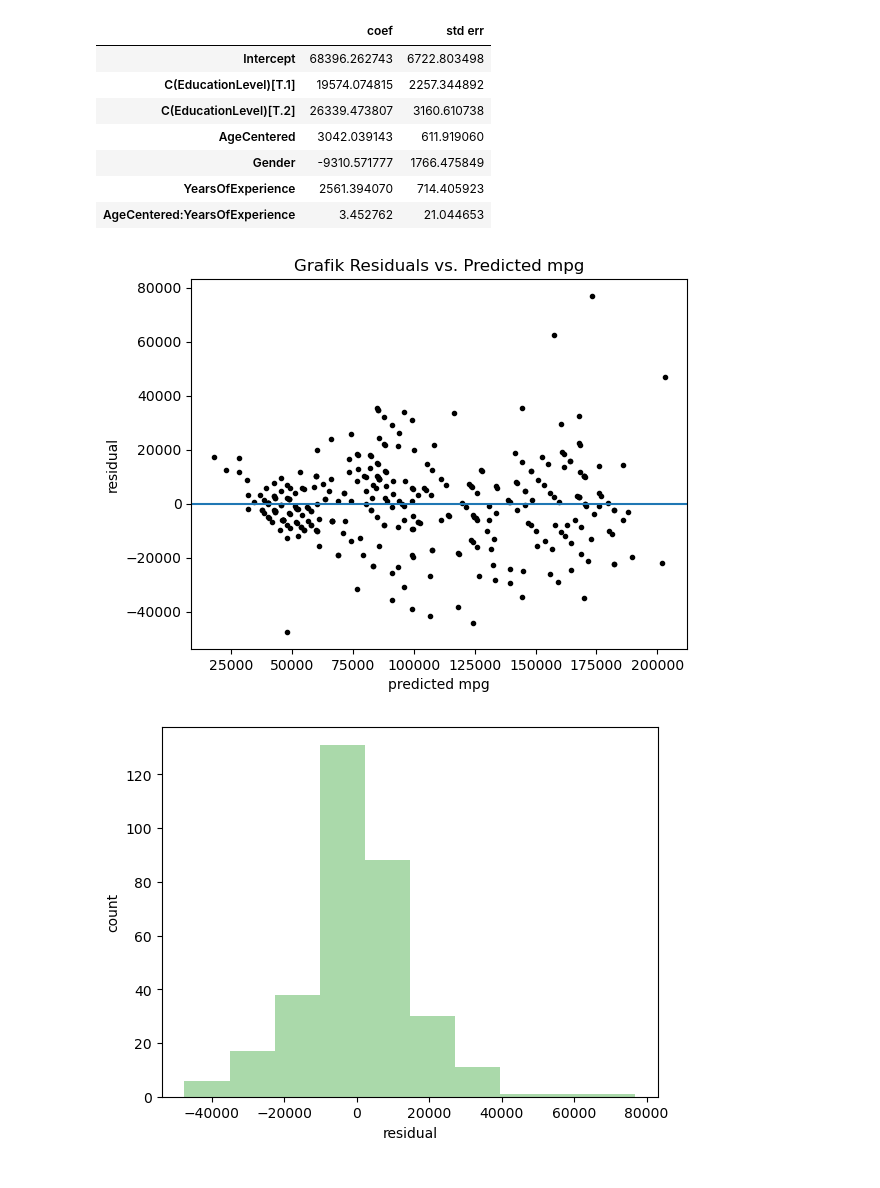
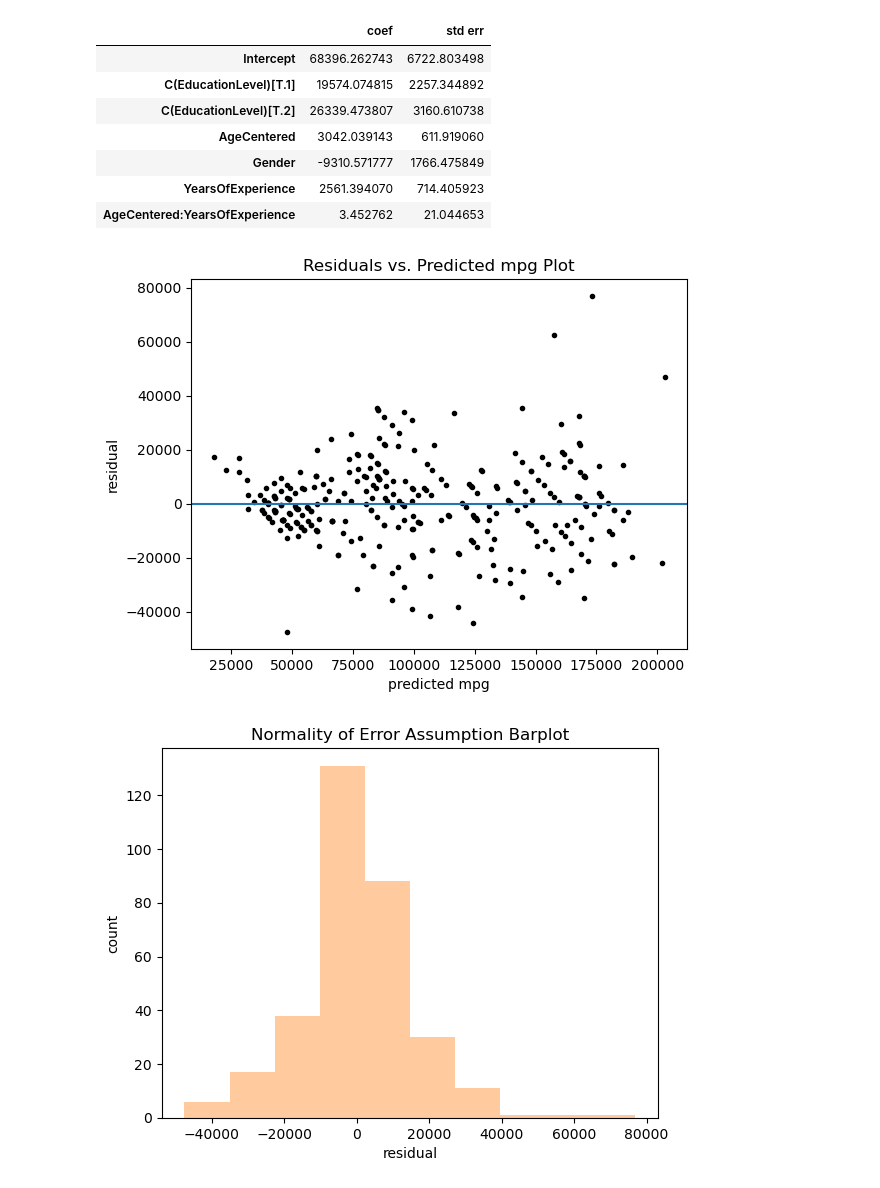
Before and after one commit to DharmayudaFebrianto/Project_DataScience-Pacmann-Academy, a Jupyter notebook: Final Project Statistics For Business/[Batch 14] Project Statistics For Business_Pacmann Academy.ipynb, the cells around one changed output. Drawn from its saved outputs; the diff is of its cells as text; code cells hidden in the pictures.

```diff
--- a/Final Project Statistics For Business/[Batch 14] Project Statistics For Business_Pacmann Academy.ipynb
+++ b/Final Project Statistics For Business/[Batch 14] Project Statistics For Business_Pacmann Academy.ipynb
@@ -738,15 +739,16 @@ plt.scatter(results.fittedvalues, results.resid, marker=".", c = "k")
 plt.axhline([0])
 plt.xlabel("predicted mpg")
 plt.ylabel("residual")
-plt.title(f"Grafik Residuals vs. Predicted mpg")
+plt.title(f"Residuals vs. Predicted mpg Plot")
 plt.show()
 # %% [output]
-[figure, old version]
+[figure, new version]
 # %%
 # Normality of Error Assumption
-plt.hist(results.resid, color='tab:green', alpha=0.4)
+plt.hist(results.resid, color='tab:orange', alpha=0.4)
 plt.xlabel("residual")
 plt.ylabel("count")
+plt.title(f"Normality of Error Assumption Barplot")
 plt.show()
 # %% [output]
-[figure, old version]
+[figure, new version]
```
Also changed, not shown: parts of 5 cells of this notebook.
